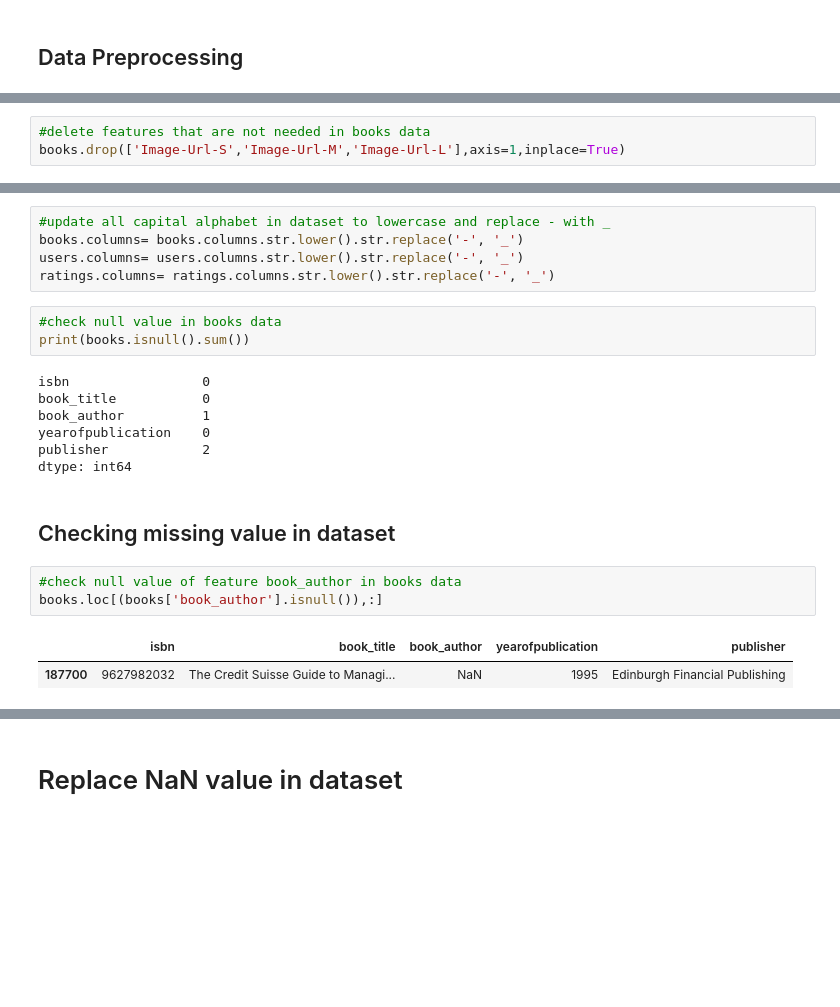
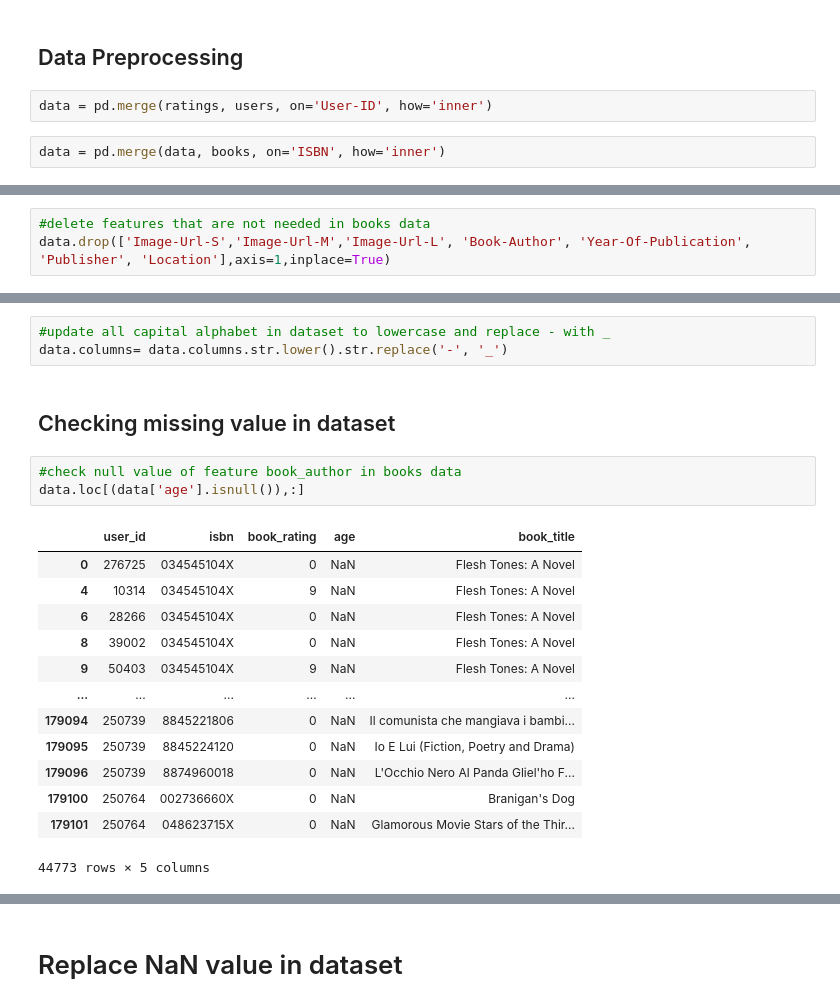
Before and after one commit to evifannybadiz13/market-basket-analysis-in-book-recommendation-based-on-age, a Jupyter notebook: Market Basket Analysis in Book Recommendation Recommendation Based on Age_Evaluation.ipynb, the cells around one changed output, grey strips where cells are left out. Cells and saved outputs as stored; diff of their text form; blank space fills up the shorter version.

```diff
--- a/Market Basket Analysis in Book Recommendation Recommendation Based on Age_Evaluation.ipynb
+++ b/Market Basket Analysis in Book Recommendation Recommendation Based on Age_Evaluation.ipynb
@@ -97,3 +97,7 @@ dtypes: int64(2), object(1)
 memory usage: 24.0+ MB
 # %% [markdown]
 ## Data Preprocessing
+# %%
+data = pd.merge(ratings, users, on='User-ID', how='inner')
+# %%
+data = pd.merge(data, books, on='ISBN', how='inner')
@@ -100,3 +126,3 @@ memory usage: 24.0+ MB
 # %%
 #delete features that are not needed in books data
-books.drop(['Image-Url-S','Image-Url-M','Image-Url-L'],axis=1,inplace=True)
+data.drop(['Image-Url-S','Image-Url-M','Image-Url-L', 'Book-Author', 'Year-Of-Publication', 'Publisher', 'Location'],axis=1,inplace=True)
@@ -103,23 +138,22 @@ books.drop(['Image-Url-S','Image-Url-M','Image-Url-L'],axis=1,inplace=True)
 # %%
 #update all capital alphabet in dataset to lowercase and replace - with _
-books.columns= books.columns.str.lower().str.replace('-', '_')
-users.columns= users.columns.str.lower().str.replace('-', '_')
-ratings.columns= ratings.columns.str.lower().str.replace('-', '_')
+data.columns= data.columns.str.lower().str.replace('-', '_')
-# %%
-#check null value in books data
-print(books.isnull().sum())
-# %% [output]
-isbn                 0
-book_title           0
-book_author          1
-yearofpublication    0
-publisher            2
-dtype: int64
 # %% [markdown]
 ## Checking missing value in dataset
 # %%
 #check null value of feature book_author in books data
-books.loc[(books['book_author'].isnull()),:]
+data.loc[(data['age'].isnull()),:]
 # %% [output]
-|  | isbn | book_title | book_author | yearofpublication | publisher |
-| 187700 | 9627982032 | The Credit Suisse Guide to Managi... | NaN | 1995 | Edinburgh Financial Publishing |
+|  | user_id | isbn | book_rating | age | book_title |
+| 0 | 276725 | 034545104X | 0 | NaN | Flesh Tones: A Novel |
+| 4 | 10314 | 034545104X | 9 | NaN | Flesh Tones: A Novel |
+| 6 | 28266 | 034545104X | 0 | NaN | Flesh Tones: A Novel |
+| 8 | 39002 | 034545104X | 0 | NaN | Flesh Tones: A Novel |
+| 9 | 50403 | 034545104X | 9 | NaN | Flesh Tones: A Novel |
+| ... | ... | ... | ... | ... | ... |
+| 179094 | 250739 | 8845221806 | 0 | NaN | Il comunista che mangiava i bambi... |
+| 179095 | 250739 | 8845224120 | 0 | NaN | Io E Lui (Fiction, Poetry and Drama) |
+| 179096 | 250739 | 8874960018 | 0 | NaN | L'Occhio Nero Al Panda Gliel'ho F... |
+| 179100 | 250764 | 002736660X | 0 | NaN | Branigan's Dog |
+| 179101 | 250764 | 048623715X | 0 | NaN | Glamorous Movie Stars of the Thir... |
+44773 rows × 5 columns
```
Also changed, not shown: parts of 108 cells of this notebook.
